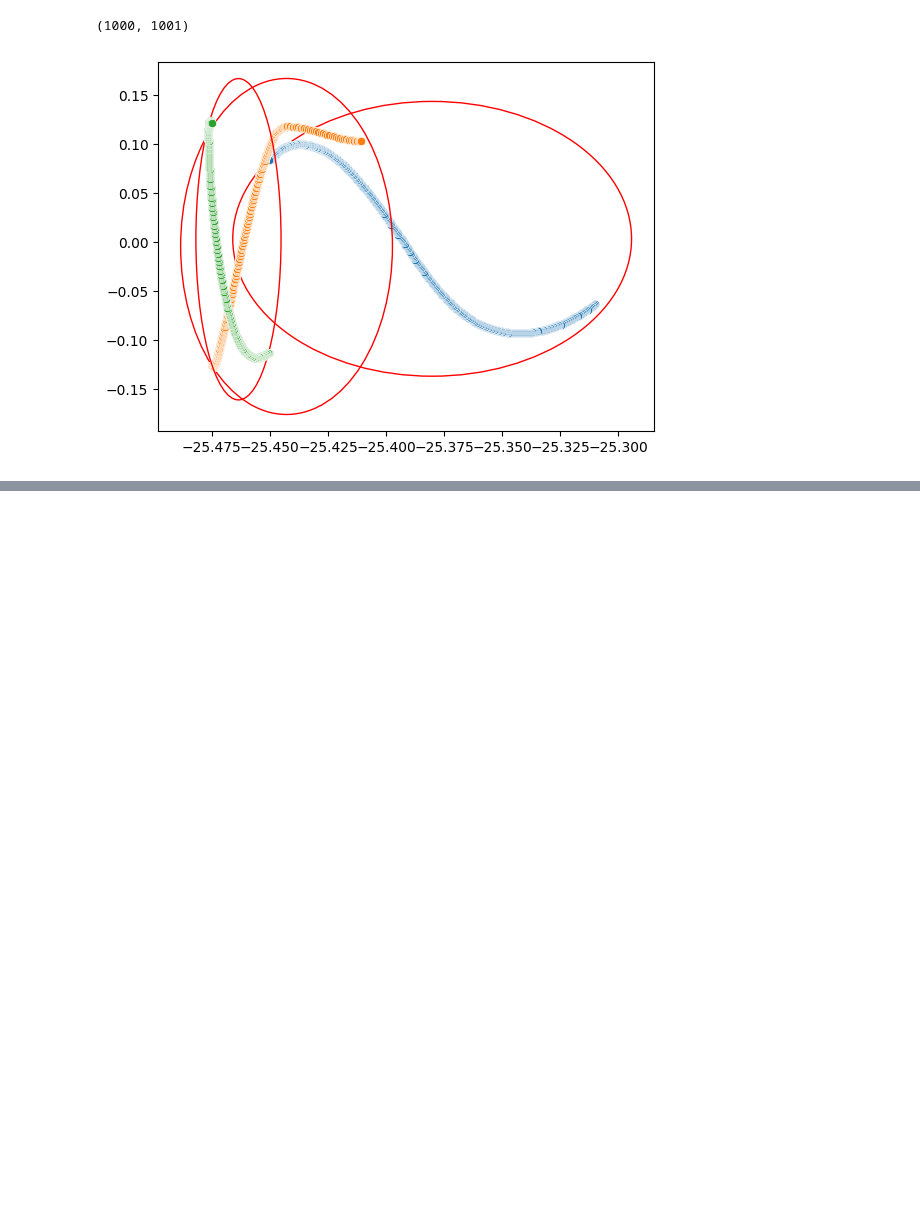
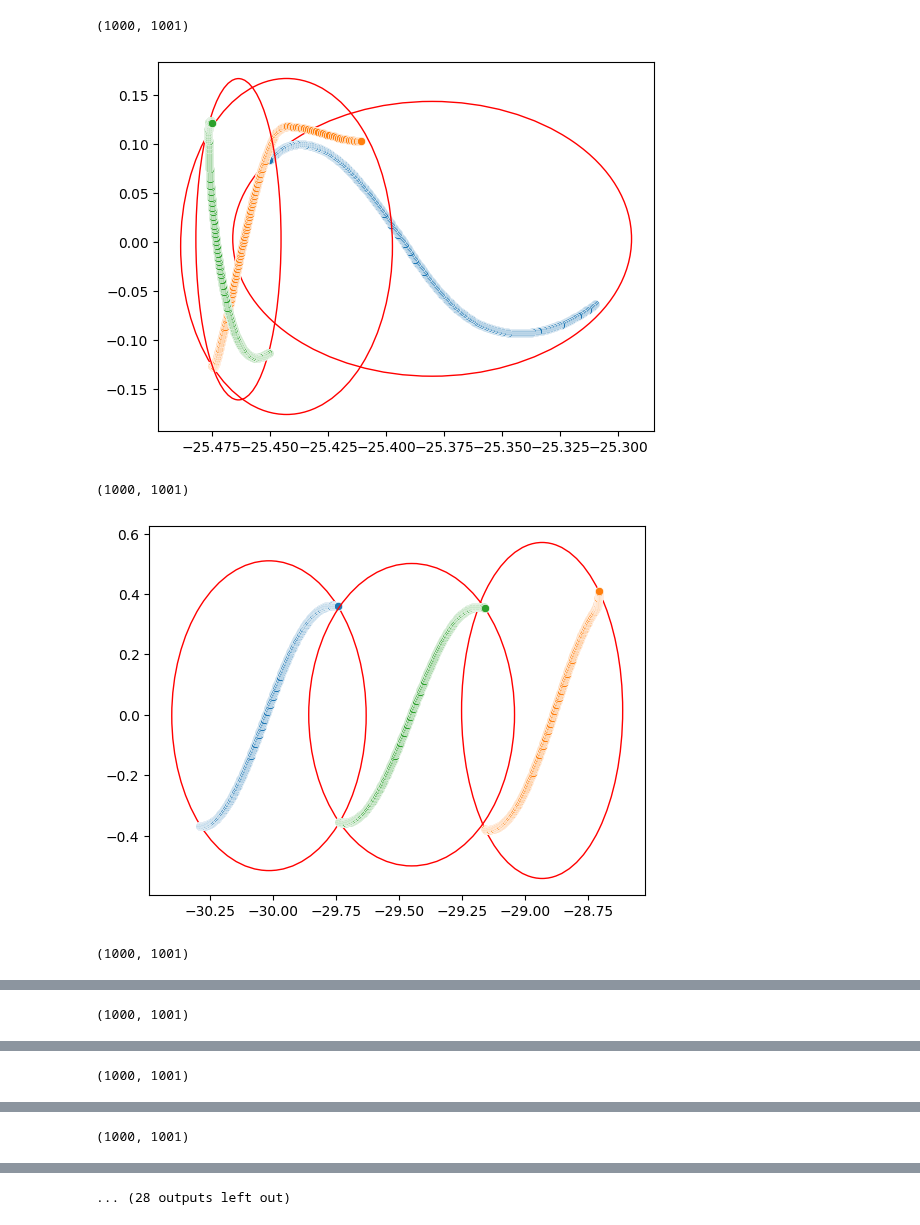
Before and after one commit to manu1003/meepc, a Jupyter notebook: EPASAD2.ipynb, the cells around one changed output, grey strips where cells are left out. Drawn from its saved outputs; the diff is of its cells as text; code cells hidden in the pictures; blank space fills up the shorter version.

```diff
--- a/EPASAD2.ipynb
+++ b/EPASAD2.ipynb
@@ -146,10 +146,10 @@ def kmeans_cluster(X):
 def epasad(X_train_data,sensor):
   N = len(X_train_data)
   L = N // 2
-  X_train = hankel(X_train_data[:L],X_train_data[L-1:]) # Creating trajectory matrix
-  U, Sigma, VT = np.linalg.svd(X_train)
-  V = VT.T
-  X = np.matmul(X_train,V)
+  X = hankel(X_train_data[:L],X_train_data[L-1:]) # Creating trajectory matrix
+  # U, Sigma, VT = np.linalg.svd(X_train)
+  # V = VT.T
+  # X = np.matmul(X_train,V)
   # U = U[:,:2]
   # UT = U.T
   # X = final_X(X_train,UT)
@@ -193,12 +193,15 @@ def epasad(X_train_data,sensor):
 # %%
 df = pd.read_csv('data/final_final.csv')
 for sensor in range(20):
     xmeas = df.iloc[:,sensor].values
     X_train_data = xmeas[:2000] # For training
     X_theta = xmeas[2000:8000] # For threshold calculation
     X_test = xmeas[8000:] # For detection
     epasad(X_train_data,sensor)
-    break
+    # break
 # %% [output]
 (1000, 1001)
 [figure]
+(1000, 1001)
+[figure, added]
+(1000, 1001)
@@ -204,0 +209 @@ for sensor in range(20):
+(1000, 1001)
@@ -204,0 +211 @@ for sensor in range(20):
+(1000, 1001)
@@ -204,0 +213 @@ for sensor in range(20):
+(1000, 1001)
@@ -204,0 +215 @@ for sensor in range(20):
+... (28 outputs left out)
```
Also changed, not shown: parts of 1 cell of this notebook, 7 other files.
